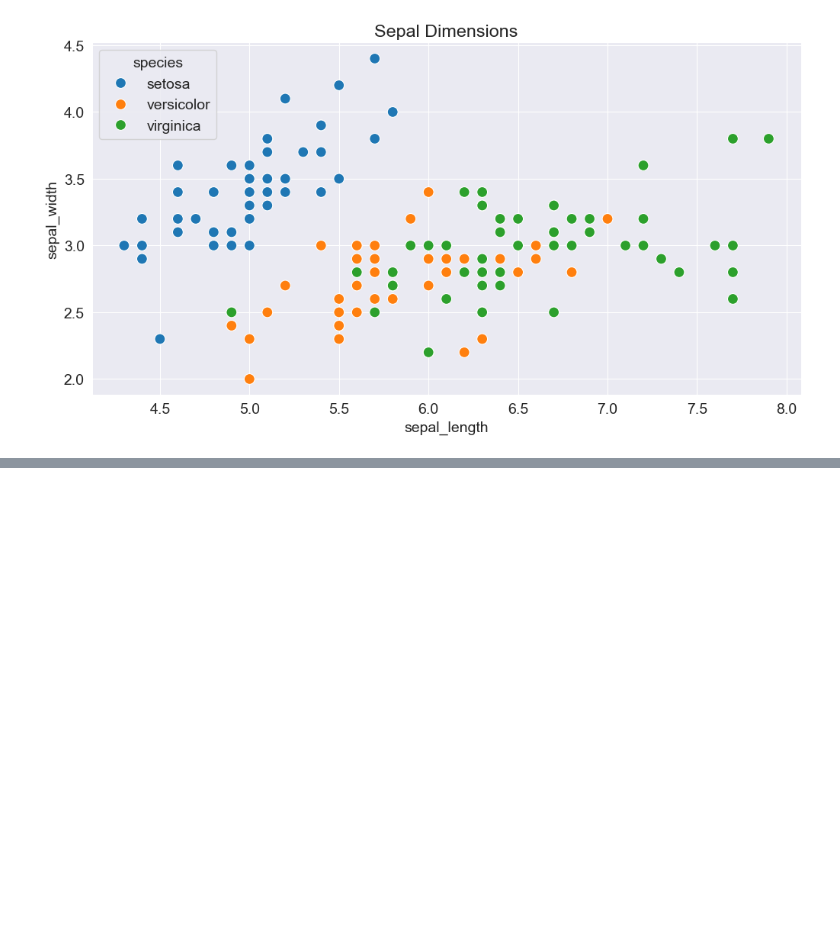
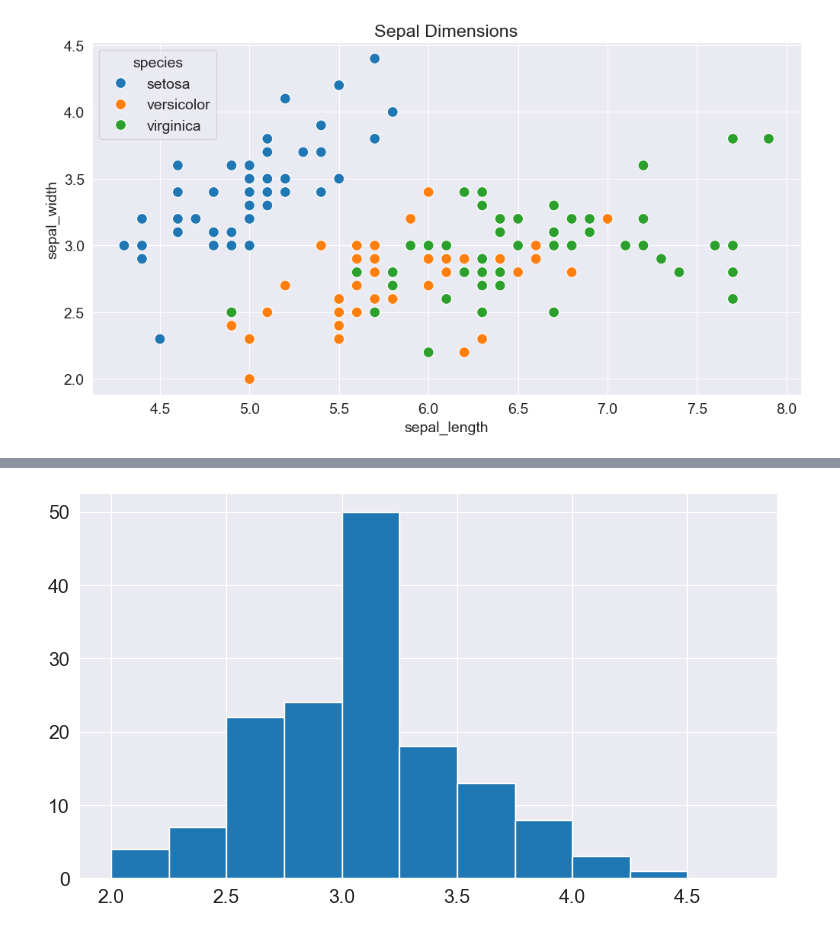
Before and after one commit to OjPreshuz/Matplotlib-Tutorial, a Jupyter notebook: matplotlib_tutorial.ipynb, the cells around one changed output, grey strips where cells are left out. Saved outputs shown, nothing was run; the diff lists cells and outputs as text; code cells hidden in the pictures; blank space fills up the shorter version.

```diff
--- a/matplotlib_tutorial.ipynb
+++ b/matplotlib_tutorial.ipynb
@@ -252,0 +289,7 @@ sns.scatterplot(x = flowers_df.sepal_length,
+# %%
+import numpy as np
+
+# Specifying the boundaries of each bin
+plt.hist(flowers_df.sepal_width, bins=np.arange(2, 5, 0.25));
+# %% [output]
+[figure, added]
```
Also changed, not shown: parts of 15 cells of this notebook.
